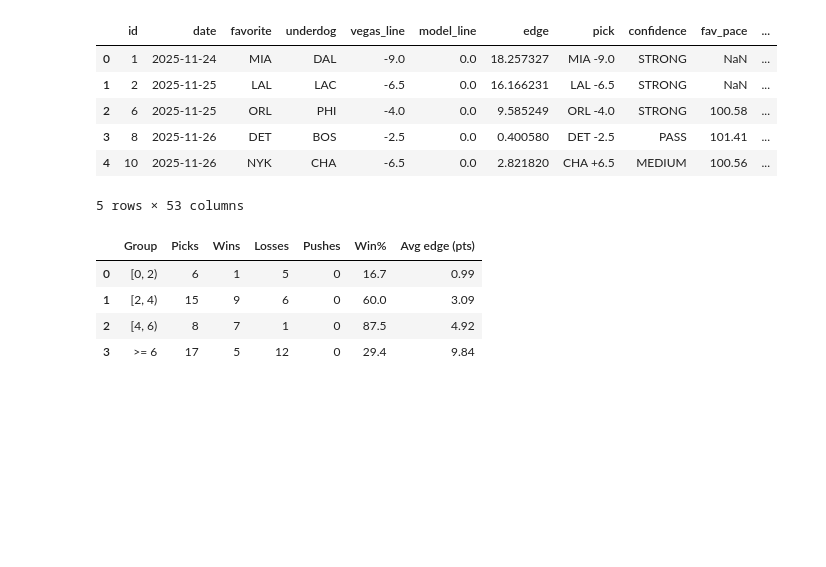
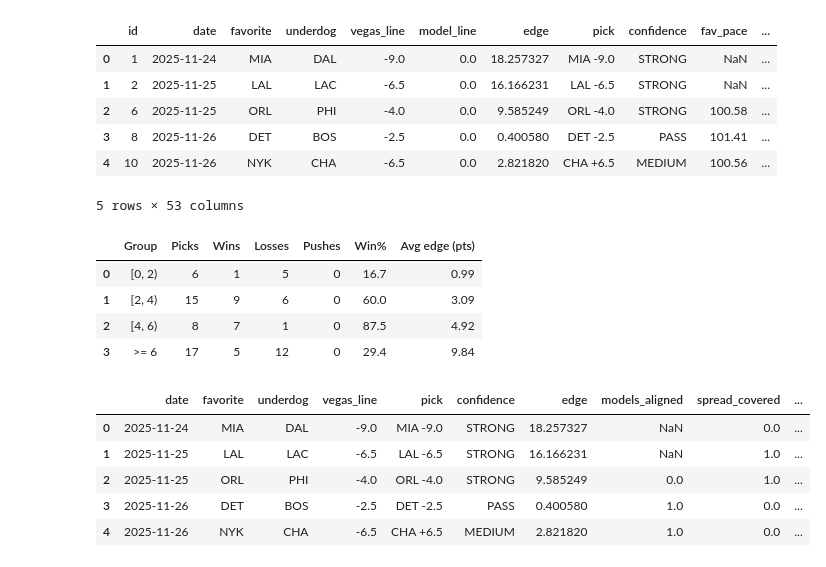
Before and after one commit to dattee/nba_edge_app, a Jupyter notebook: Analysis/performance_sandbox.ipynb, the cells around one changed output. Cells and saved outputs as stored; diff of their text form; code cells hidden in the pictures; blank space fills up the shorter version.

```diff
--- a/Analysis/performance_sandbox.ipynb
+++ b/Analysis/performance_sandbox.ipynb
@@ -122,3 +122,61 @@ if "injury_heavy" in gdf.columns:
     injury_df
 else:
     print("injury_heavy column not found in logs.")
+# %%
+import sqlite3
+import pandas as pd
+
+DB_PATH = r"C:\Users\Arkos\OneDrive\NBA_Edge\model_logs.db"  # adjust if yours is different
+
+conn = sqlite3.connect(DB_PATH)
+
+query = """
+SELECT
+    date,
+    favorite,
+    underdog,
+    vegas_line,
+    pick,
+    confidence,
+    edge,
+    models_aligned,
+    spread_covered,
+    injury_heavy,
+    fav_injury_heavy,
+    dog_injury_heavy,
+    injury_sum_abs_diff,
+    injury_sum_abs_diff_weighted,
+    fav_sum_abs_diff,
+    dog_sum_abs_diff,
+    inj_small_sample,
+    fav_small_sample,
+    dog_small_sample
+FROM logs
+"""
+df = pd.read_sql_query(query, conn)
+conn.close()
+
+# Basic cleaning
+df["date"] = pd.to_datetime(df["date"], errors="coerce")
+df["edge"] = pd.to_numeric(df["edge"], errors="coerce")
+df["spread_covered"] = pd.to_numeric(df["spread_covered"], errors="coerce")
+for col in [
+    "injury_sum_abs_diff",
+    "injury_sum_abs_diff_weighted",
+    "fav_sum_abs_diff",
+    "dog_sum_abs_diff",
+]:
+    df[col] = pd.to_numeric(df[col], errors="coerce")
+
+for col in ["inj_small_sample", "fav_small_sample", "dog_small_sample"]:
+    if col in df.columns:
+        df[col] = df[col].fillna(0).astype(int)
+
+df.head()
+# %% [output]
+|  | date | favorite | underdog | vegas_line | pick | confidence | edge | models_aligned | spread_covered | ... |
+| 0 | 2025-11-24 | MIA | DAL | -9.0 | MIA -9.0 | STRONG | 18.257327 | NaN | 0.0 | ... |
+| 1 | 2025-11-25 | LAL | LAC | -6.5 | LAL -6.5 | STRONG | 16.166231 | NaN | 1.0 | ... |
+| 2 | 2025-11-25 | ORL | PHI | -4.0 | ORL -4.0 | STRONG | 9.585249 | 0.0 | 1.0 | ... |
+| 3 | 2025-11-26 | DET | BOS | -2.5 | DET -2.5 | PASS | 0.400580 | 1.0 | 0.0 | ... |
+| 4 | 2025-11-26 | NYK | CHA | -6.5 | CHA +6.5 | MEDIUM | 2.821820 | 1.0 | 0.0 | ... |
```
Also changed, not shown: parts of 2 cells of this notebook, 1 other file.
